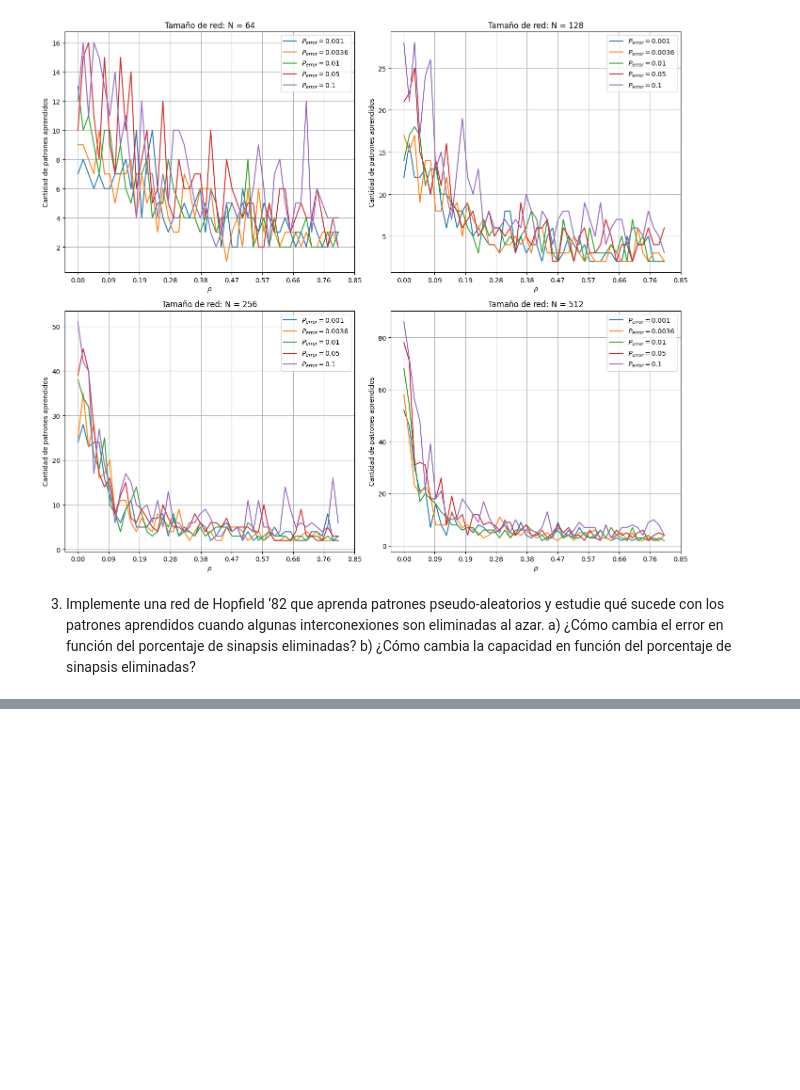
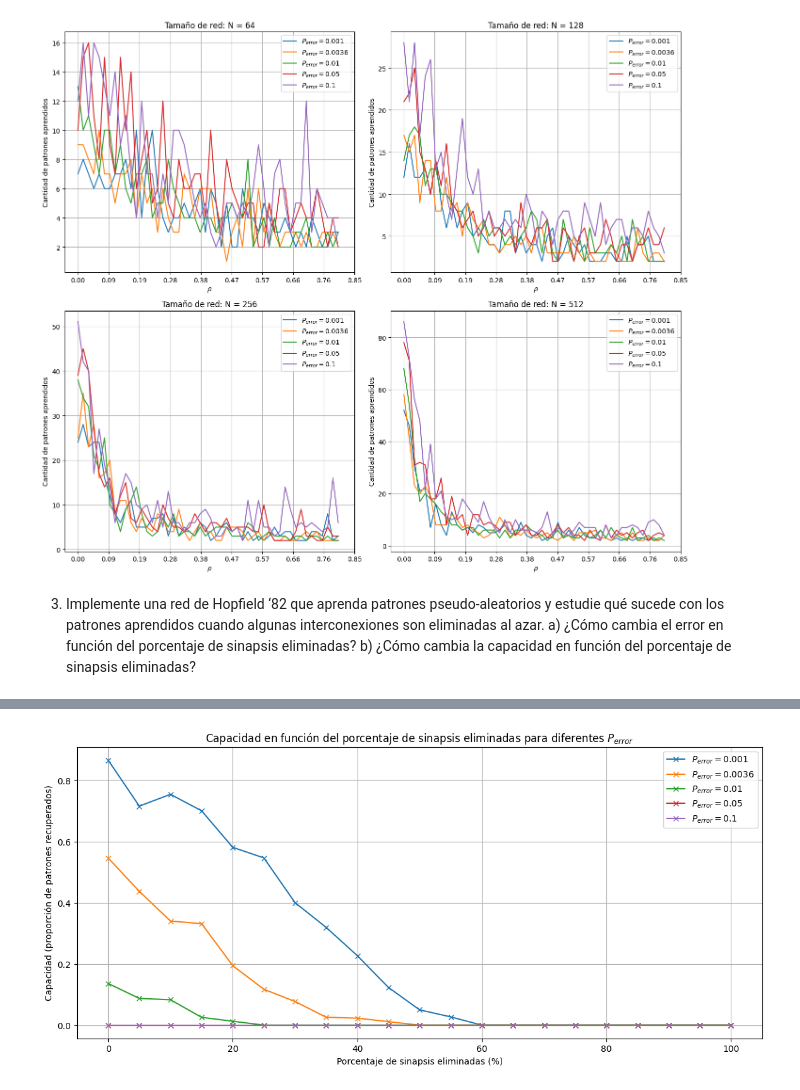
Before and after one commit to lburdman/RedesNeuronales, a Jupyter notebook: TP2/TP2.ipynb, the cells around one changed output, grey strips where cells are left out. Saved outputs shown, nothing was run; the diff lists cells and outputs as text; code cells hidden in the pictures; blank space fills up the shorter version.

```diff
--- a/TP2/TP2.ipynb
+++ b/TP2/TP2.ipynb
@@ -757,0 +683,62 @@ SUMA EN OTRO EJE:  [ 0.0625  0.125   0.      0.5     0.      0.      0.      0.1
+# %%
+# Valores de la tabla
+P_error = np.array([0.001, 0.0036, 0.01, 0.05, 0.1])
+p_max_N = np.array([0.105, 0.138, 0.185, 0.37, 0.61])
+
+# Porcentajes de sinapsis a eliminar
+percentages = np.linspace(0, 100, 21)  # De 0% a 100% en pasos de 5%
+
+# Función para simular la red de Hopfield y medir la capacidad
+def simulateCapacity(N, P_error, p_max_N, percentages):
+    capacities = {p_error: [] for p_error in P_error}
+
+    for p_error in P_error:
+        for percentage in percentages:
+            num_patterns = int(p_max_N[P_error.tolist().index(p_error)] * N)
+            patterns = generatePatterns(N, num_patterns)
+            weights = computeWeights(patterns)
+            weights = removeSynapses(weights, percentage, N)
+            correct_retrievals = 0
+
+            for pattern in patterns:
+                input_pattern = pattern.copy()
+                hopfieldSync(weights, input_pattern)
+                if np.array_equal(input_pattern, pattern):
+                    correct_retrievals += 1
+
+            capacity = correct_retrievals / num_patterns
+            capacities[p_error].append(capacity)
+
+    return capacities
+
+# Tamaños de la red
+N = 256  # Puedes ajustar el tamaño de la red según sea necesario
+
+# Número de experimentos
+num_experiments = 1
+
+# Graficar la capacidad en función del porcentaje de sinapsis eliminadas
+fig, ax = plt.subplots(1, 1, figsize=(14, 6))
+
+all_capacities = {p_error: [] for p_error in P_error}
+
+for _ in range(num_experiments):
+    capacities = simulateCapacity(N, P_error, p_max_N, percentages)
+    for p_error in P_error:
+        all_capacities[p_error].append(capacities[p_error])
+
+# Calcular el promedio de las capacidades para cada porcentaje de sinapsis eliminadas
+mean_capacities = {p_error: np.mean(all_capacities[p_error], axis=0) for p_error in P_error}
+
+# Graficar la capacidad promedio en función del porcentaje de sinapsis eliminadas
+for p_error in P_error:
+    ax.plot(percentages, mean_capacities[p_error], 'x-', label=f'$P_{{error}} = {p_error}$')
+
+ax.set_xlabel('Porcentaje de sinapsis eliminadas (%)')
+ax.set_ylabel('Capacidad (proporción de patrones recuperados)')
+ax.set_title('Capacidad en función del porcentaje de sinapsis eliminadas para diferentes $P_{error}$')
+ax.grid(True)
+ax.legend()
+plt.show()
+# %% [output]
+[figure, added]
```
Also changed, not shown: parts of 9 cells of this notebook.
